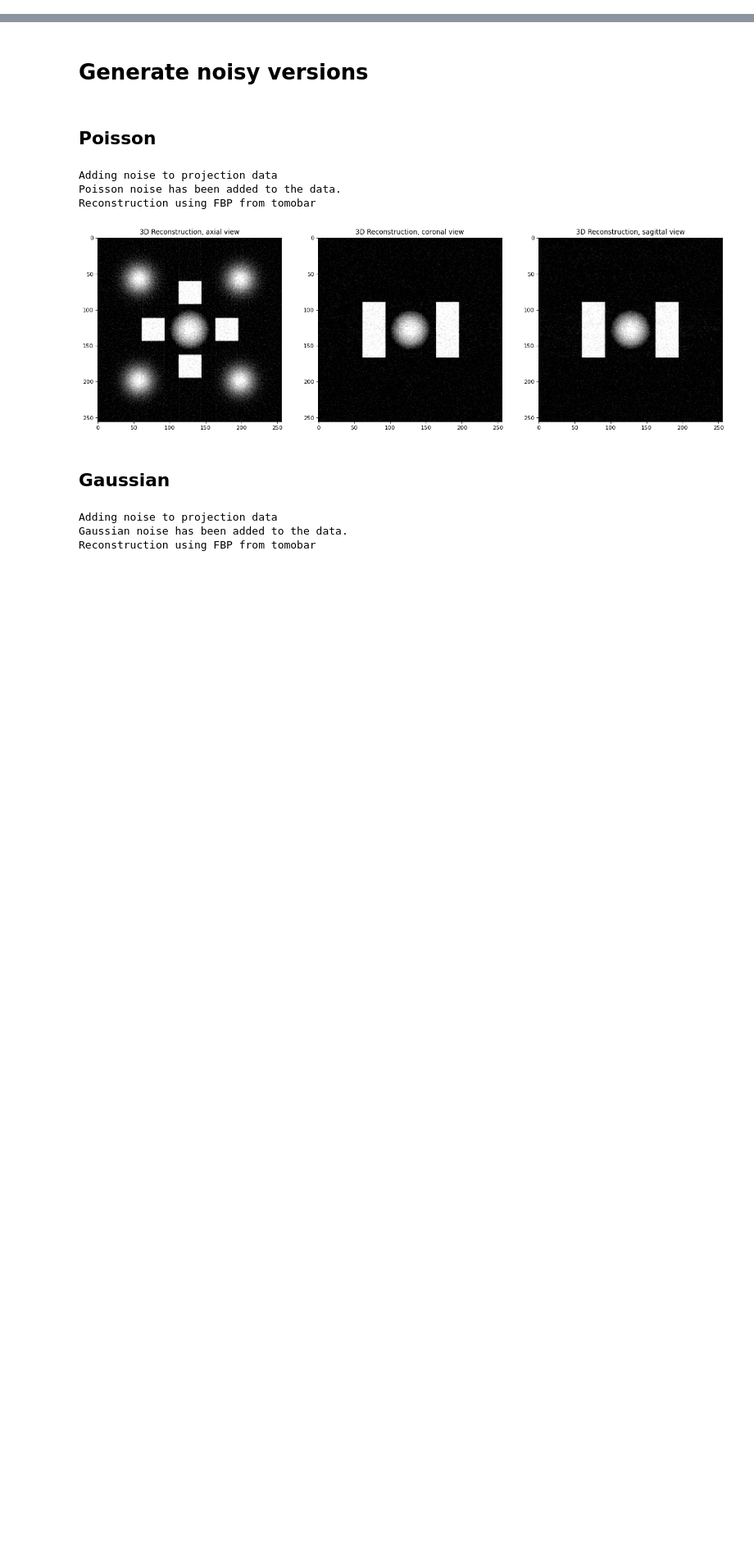
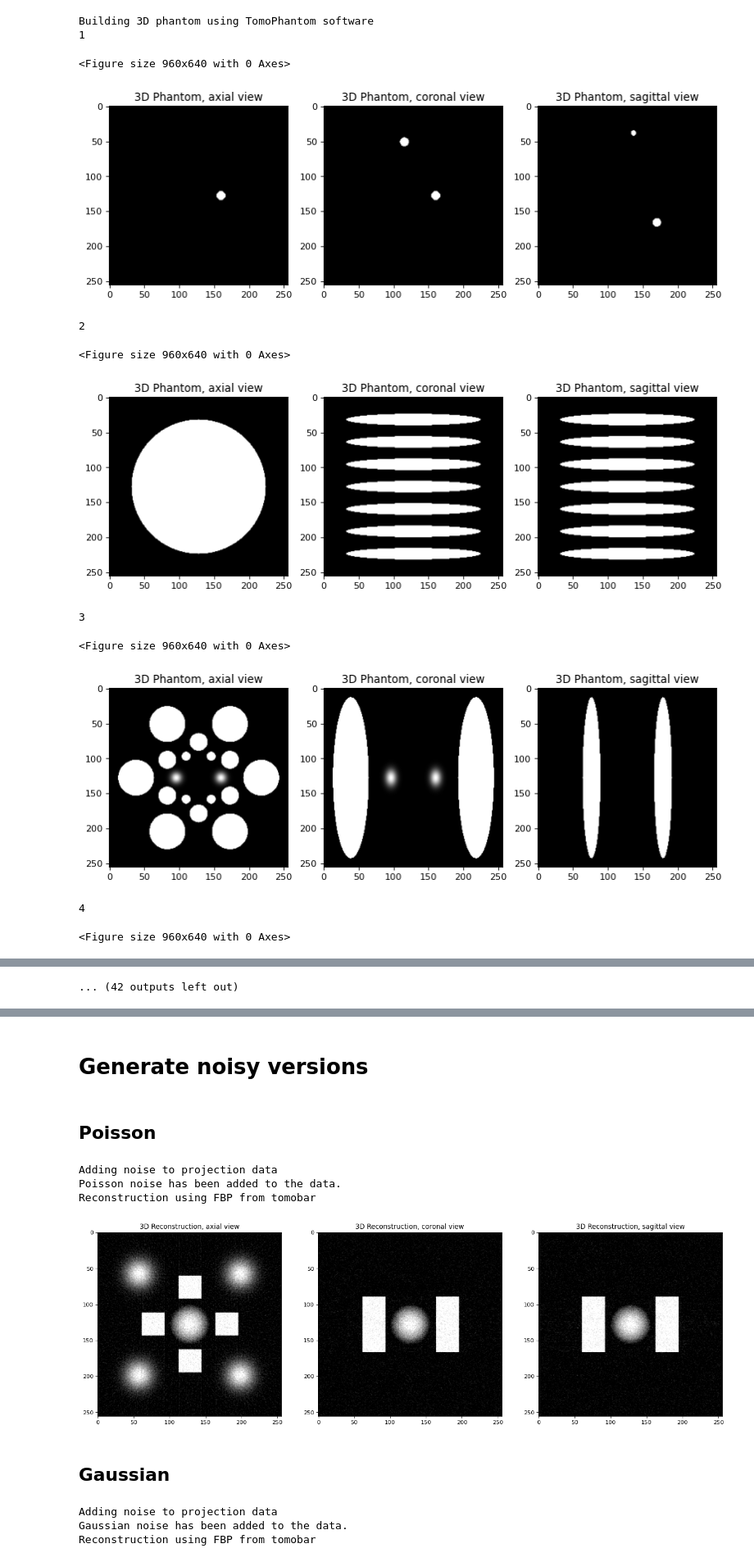
Before and after one commit to Fickincool/master-thesis, a Jupyter notebook: Notebooks/6.00_self2selfDenoising/6.08_tomoPhantoms.ipynb, the cells around one changed output, grey strips where cells are left out. Shown at 82% size. Cells and saved outputs as stored; diff of their text form; code cells hidden in the pictures; blank space fills up the shorter version.

```diff
--- a/Notebooks/6.00_self2selfDenoising/6.08_tomoPhantoms.ipynb
+++ b/Notebooks/6.00_self2selfDenoising/6.08_tomoPhantoms.ipynb
@@ -14,0 +17,39 @@ plt.rcParams['figure.dpi'] = 80
+# %%
+print ("Building 3D phantom using TomoPhantom software")
+N_size = 256 # Define phantom dimensions using a scalar value (cubic phantom)
+path = os.path.dirname(tomophantom.__file__)
+path_library3D = os.path.join(path, "Phantom3DLibrary.dat")
+
+for model in range(1, 19):
+    print(model)
+    #This will generate a N_size x N_size x N_size phantom (3D)
+    phantom_tm = TomoP3D.Model(model, N_size, path_library3D)
+
+    sliceSel = int(0.5*N_size)
+    plt.gray()
+    plt.figure()
+    plt.subplot(131)
+    plt.imshow(phantom_tm[sliceSel,:,:],vmin=0, vmax=1)
+    plt.title('3D Phantom, axial view')
+
+    plt.subplot(132)
+    plt.imshow(phantom_tm[:,sliceSel,:],vmin=0, vmax=1)
+    plt.title('3D Phantom, coronal view')
+
+    plt.subplot(133)
+    plt.imshow(phantom_tm[:,:,sliceSel],vmin=0, vmax=1)
+    plt.title('3D Phantom, sagittal view')
+    plt.show()
+# %% [output]
+Building 3D phantom using TomoPhantom software
+1
+<Figure size 960x640 with 0 Axes>
+[figure, added]
+2
+<Figure size 960x640 with 0 Axes>
+[figure, added]
+3
+<Figure size 960x640 with 0 Axes>
+[figure, added]
+4
+<Figure size 960x640 with 0 Axes>
@@ -14,0 +57 @@ plt.rcParams['figure.dpi'] = 80
+... (42 outputs left out)
```
Also changed, not shown: parts of 8 cells of this notebook, 10 other files.
